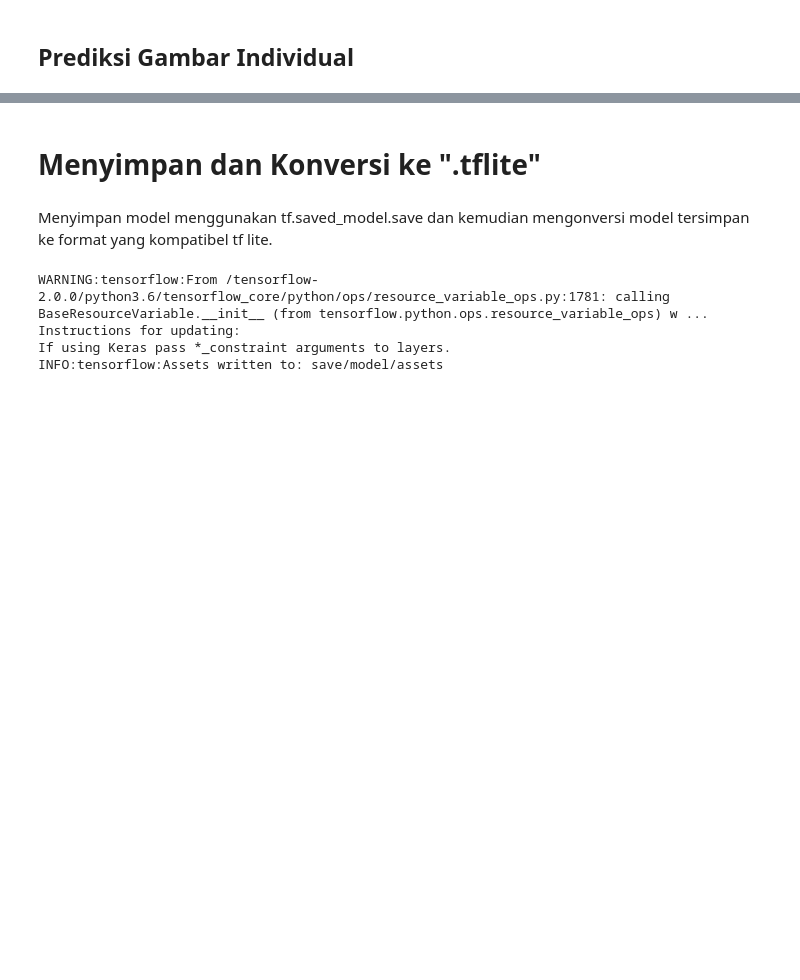
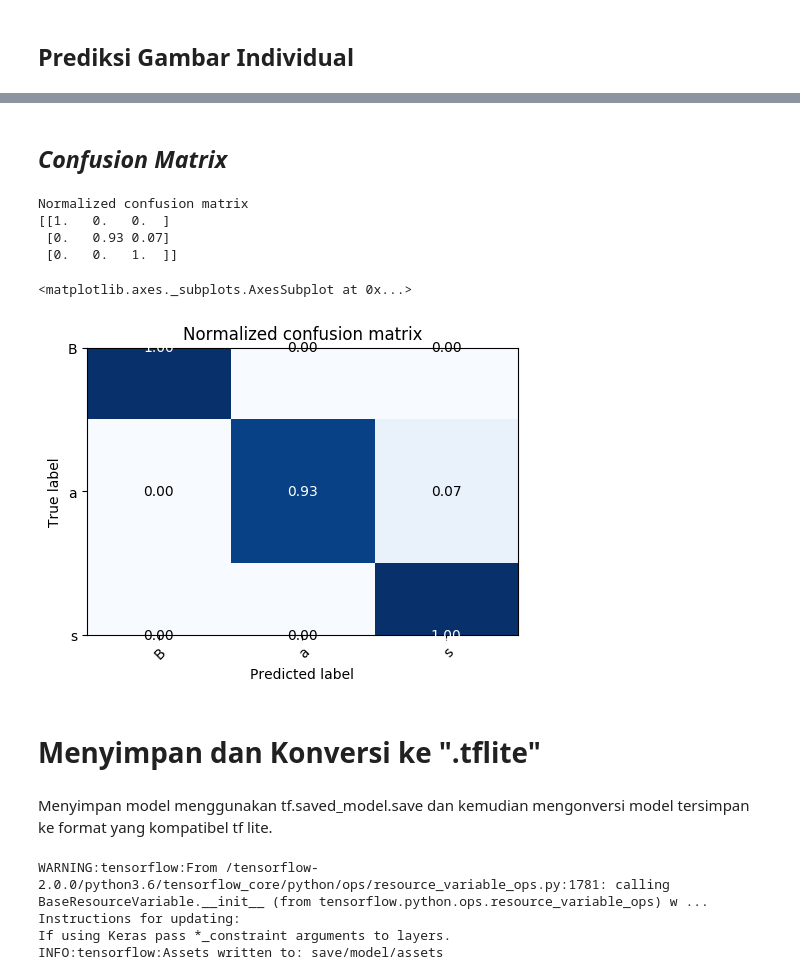
Before and after one commit to Soedirman-Machine-Learning/rice-varieties-classification, a Jupyter notebook: Klasifikasi Jenis Beras VGG-16Net.ipynb, the cells around one changed output, grey strips where cells are left out. Drawn from its saved outputs; the diff is of its cells as text; code cells hidden in the pictures; blank space fills up the shorter version.

```diff
--- a/Klasifikasi Jenis Beras VGG-16Net.ipynb
+++ b/Klasifikasi Jenis Beras VGG-16Net.ipynb
@@ -389,4 +371,75 @@ Label yang diprediksi adalah: 2 : 6
 Prediksi benar
+# %% [markdown]
+## *Confusion Matrix*
+# %%
+from sklearn.metrics import confusion_matrix
+from sklearn.utils.multiclass import unique_labels
+
+def plot_confusion_matrix(y_true, y_pred, classes,
+                          normalize=False,
+                          title=None,
+                          cmap=plt.cm.Blues):
+    """
+    This function prints and plots the confusion matrix.
+    Normalization can be applied by setting `normalize=True`.
+    """
+    if not title:
+        if normalize:
+            title = 'Normalized confusion matrix'
+        else:
+            title = 'Confusion matrix, without normalization'
+
+    # Compute confusion matrix
+    cm = confusion_matrix(y_true, y_pred)
+    # Only use the labels that appear in the data
+    #classes = classes[unique_labels(y_true, y_pred)]
+    if normalize:
+        cm = cm.astype('float') / cm.sum(axis=1)[:, np.newaxis]
+        print("Normalized confusion matrix")
+    else:
+        print('Confusion matrix, without normalization')
+
+    print(cm)
+
+    fig, ax = plt.subplots(figsize=(5,5))
+    im = ax.imshow(cm, interpolation='nearest', cmap=cmap)
+    #ax.figure.colorbar(im, ax=ax)
+    # We want to show all ticks...
+    ax.set(xticks=np.arange(cm.shape[1]),
+           yticks=np.arange(cm.shape[0]),
+           # ... and label them with the respective list entries
+           xticklabels=classes, yticklabels=classes,
+           title=title,
+           ylabel='True label',
+           xlabel='Predicted label')
+
+    # Rotate the tick labels and set their alignment.
+    plt.setp(ax.get_xticklabels(), rotation=45, ha="right",
+             rotation_mode="anchor")
+
+    # Loop over data dimensions and create text annotations.
+    fmt = '.2f' if normalize else 'd'
+    thresh = cm.max() / 2.
+    for i in range(cm.shape[0]):
+        for j in range(cm.shape[1]):
+            ax.text(j, i, format(cm[i, j], fmt),
+                    ha="center", va="center",
+                    color="white" if cm[i, j] > thresh else "black")
+    fig.tight_layout()
+    return ax
+
+
+np.set_printoptions(precision=2)
+
+plot_confusion_matrix(y_true, y_pred, classes=labels, normalize=True,
+                      title='Normalized confusion matrix')
+# %% [output]
+Normalized confusion matrix
+[[1.   0.   0.  ]
+ [0.   0.93 0.07]
+ [0.   0.   1.  ]]
+<matplotlib.axes._subplots.AxesSubplot at 0x...>
+[figure, added]
 # %% [markdown]
 # Menyimpan dan Konversi ke ".tflite"
 # %% [markdown]
```
Also changed, not shown: parts of 11 cells of this notebook.
